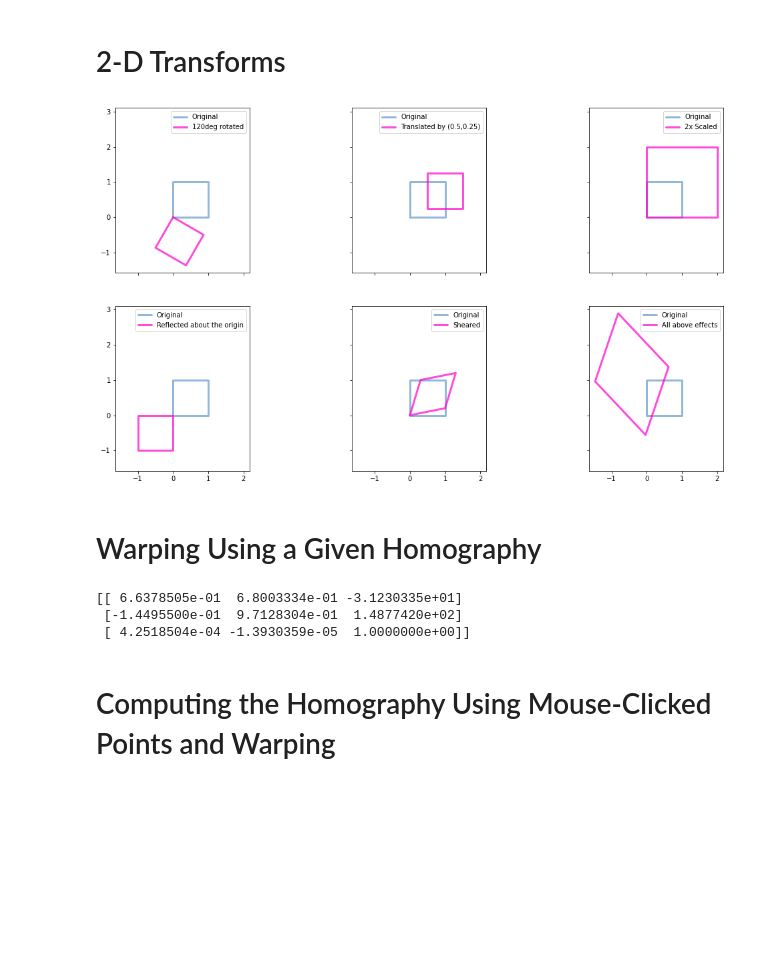
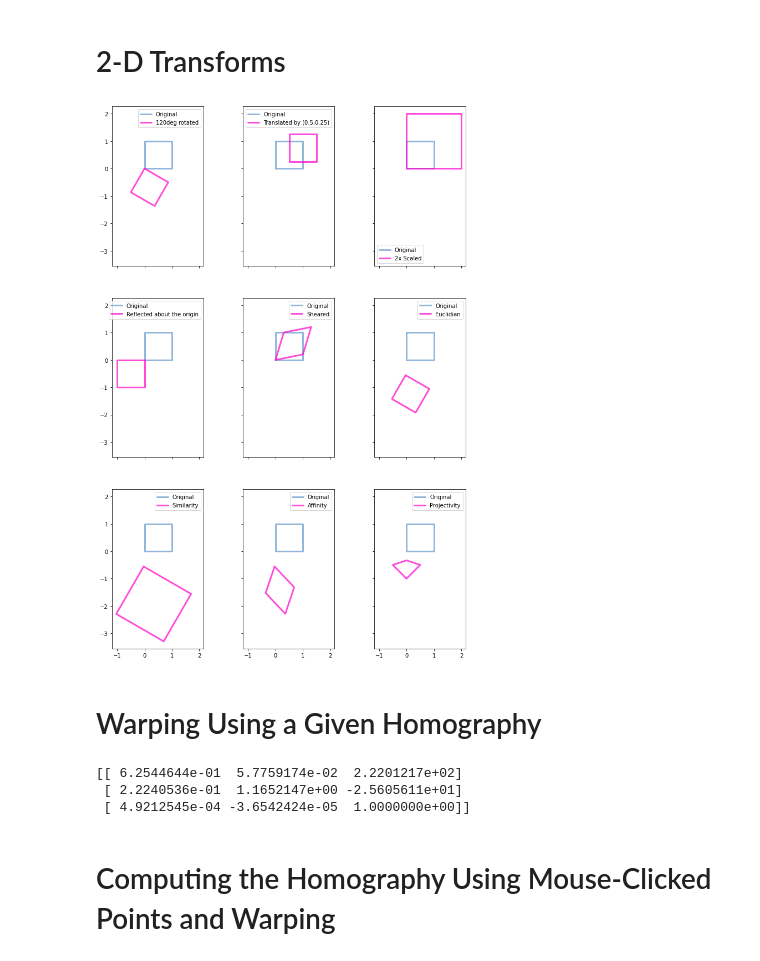
Before and after one commit to PamudithaSomarathne/EN2550, a Jupyter notebook: 2 Alignment/Alignment.ipynb, the cells around one changed output. Cells and saved outputs as stored; diff of their text form; code cells hidden in the pictures; blank space fills up the shorter version.

```diff
--- a/2 Alignment/Alignment.ipynb
+++ b/2 Alignment/Alignment.ipynb
@@ -41,6 +50,9 @@ Pt3 = np.matmul(H3, P)
 Pt4 = np.matmul(H4, P)
 Pt5 = np.matmul(H5, P)
 Pt6 = np.matmul(H6, P)
+Pt7 = np.matmul(H7, P)
+Pt8 = np.matmul(H8, P)
+Pt9 = np.matmul(H9, P)
 # %%
 P = P/P[-1, :]
 P = np.insert(P, 4, P[:,0], axis=1)
@@ -76,55 +88,85 @@ Pt6 = Pt6/Pt6[-1, :]
 Pt6 = np.insert(Pt6, 4, Pt6[:,0], axis=1)
 xt6 = Pt6[0, :]
 yt6 = Pt6[1, :]
+
+Pt7 = Pt7/Pt7[-1, :]
+Pt7 = np.insert(Pt7, 4, Pt7[:,0], axis=1)
+xt7 = Pt7[0, :]
+yt7 = Pt7[1, :]
+
+Pt8 = Pt8/Pt8[-1, :]
+Pt8 = np.insert(Pt8, 4, Pt8[:,0], axis=1)
+xt8 = Pt8[0, :]
+yt8 = Pt8[1, :]
+
+Pt9 = Pt9/Pt9[-1, :]
+Pt9 = np.insert(Pt9, 4, Pt9[:,0], axis=1)
+xt9 = Pt9[0, :]
+yt9 = Pt9[1, :]
 # %%
-fig,ax = plt.subplots(2,3, sharex=True, sharey=True, figsize=(18,10))
+fig,ax = plt.subplots(3,3, sharex=True, sharey=True, figsize=(12,18))
 
 ax[0,0].plot(x, y, color='#6699cc', alpha=0.7, linewidth=3,solid_capstyle='round', zorder=2, label='Original')
 ax[0,0].plot(xt1, yt1, color='#ff00cc', alpha=0.7, linewidth=3,solid_capstyle='round', zorder=2, label='120deg rotated')
 ax[0,0].legend()
 ax[0,0].set_aspect('equal')
 
 ax[0,1].plot(x, y, color='#6699cc', alpha=0.7, linewidth=3,solid_capstyle='round', zorder=2, label='Original')
 ax[0,1].plot(xt2, yt2, color='#ff00cc', alpha=0.7, linewidth=3,solid_capstyle='round', zorder=2, label='Translated by (0.5,0.25)')
 ax[0,1].legend()
 ax[0,1].set_aspect('equal')
 
 ax[0,2].plot(x, y, color='#6699cc', alpha=0.7, linewidth=3,solid_capstyle='round', zorder=2, label='Original')
 ax[0,2].plot(xt3, yt3, color='#ff00cc', alpha=0.7, linewidth=3,solid_capstyle='round', zorder=2, label='2x Scaled')
 ax[0,2].legend()
 ax[0,2].set_aspect('equal')
 
 ax[1,0].plot(x, y, color='#6699cc', alpha=0.7, linewidth=3,solid_capstyle='round', zorder=2, label='Original')
 ax[1,0].plot(xt4, yt4, color='#ff00cc', alpha=0.7, linewidth=3,solid_capstyle='round', zorder=2, label='Reflected about the origin')
 ax[1,0].legend()
 ax[1,0].set_aspect('equal')
 
 ax[1,1].plot(x, y, color='#6699cc', alpha=0.7, linewidth=3,solid_capstyle='round', zorder=2, label='Original')
 ax[1,1].plot(xt5, yt5, color='#ff00cc', alpha=0.7, linewidth=3,solid_capstyle='round', zorder=2, label='Sheared')
 ax[1,1].legend()
 ax[1,1].set_aspect('equal')
 
 ax[1,2].plot(x, y, color='#6699cc', alpha=0.7, linewidth=3,solid_capstyle='round', zorder=2, label='Original')
-ax[1,2].plot(xt6, yt6, color='#ff00cc', alpha=0.7, linewidth=3,solid_capstyle='round', zorder=2, label='All above effects')
+ax[1,2].plot(xt6, yt6, color='#ff00cc', alpha=0.7, linewidth=3,solid_capstyle='round', zorder=2, label='Euclidian')
 ax[1,2].legend()
 ax[1,2].set_aspect('equal')
 
+ax[2,0].plot(x, y, color='#6699cc', alpha=0.7, linewidth=3,solid_capstyle='round', zorder=2, label='Original')
+ax[2,0].plot(xt7, yt7, color='#ff00cc', alpha=0.7, linewidth=3,solid_capstyle='round', zorder=2, label='Similarity')
+ax[2,0].legend()
+ax[2,0].set_aspect('equal')
+
+ax[2,1].plot(x, y, color='#6699cc', alpha=0.7, linewidth=3,solid_capstyle='round', zorder=2, label='Original')
+ax[2,1].plot(xt8, yt8, color='#ff00cc', alpha=0.7, linewidth=3,solid_capstyle='round', zorder=2, label='Affinity')
+ax[2,1].legend()
+ax[2,1].set_aspect('equal')
+
+ax[2,2].plot(x, y, color='#6699cc', alpha=0.7, linewidth=3,solid_capstyle='round', zorder=2, label='Original')
+ax[2,2].plot(xt9, yt9, color='#ff00cc', alpha=0.7, linewidth=3,solid_capstyle='round', zorder=2, label='Projectivity')
+ax[2,2].legend()
+ax[2,2].set_aspect('equal')
+
 plt.savefig('images/2Dtransform.png')
 plt.show()
 # %% [output]
-[figure, old version]
+[figure, new version]
 # %% [markdown]
 # Warping Using a Given Homography
 # %%
 im1 = cv.imread('images/graf/img1.ppm', cv.IMREAD_ANYCOLOR)
-im5 = cv.imread('images/graf/img4.ppm', cv.IMREAD_ANYCOLOR)
+im5 = cv.imread('images/graf/img5.ppm', cv.IMREAD_ANYCOLOR)
 
-with open('images/graf/H1to4p') as f:
+with open('images/graf/H1to5p') as f:
     H = [[float(x) for x in line.split()] for line in f]
-N = np.array(H)
-print(N)
+H = np.array(H)
+print(H)
 # %% [output]
-[[ 6.6378505e-01  6.8003334e-01 -3.1230335e+01]
- [-1.4495500e-01  9.7128304e-01  1.4877420e+02]
- [ 4.2518504e-04 -1.3930359e-05  1.0000000e+00]]
+[[ 6.2544644e-01  5.7759174e-02  2.2201217e+02]
+ [ 2.2240536e-01  1.1652147e+00 -2.5605611e+01]
+ [ 4.9212545e-04 -3.6542424e-05  1.0000000e+00]]
 # %%
```
Also changed, not shown: parts of 18 cells of this notebook, 30 other files.
